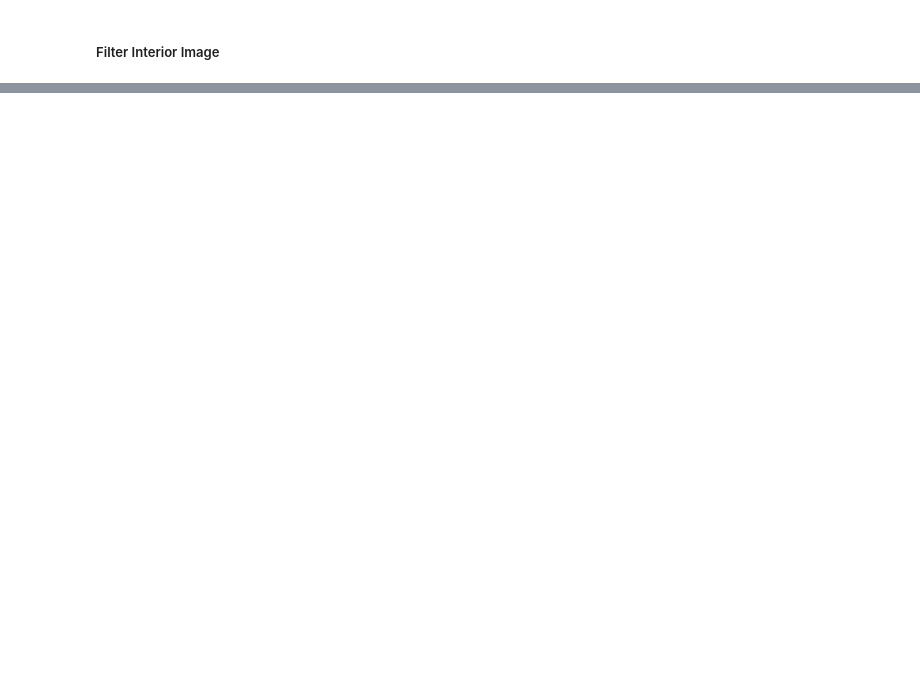
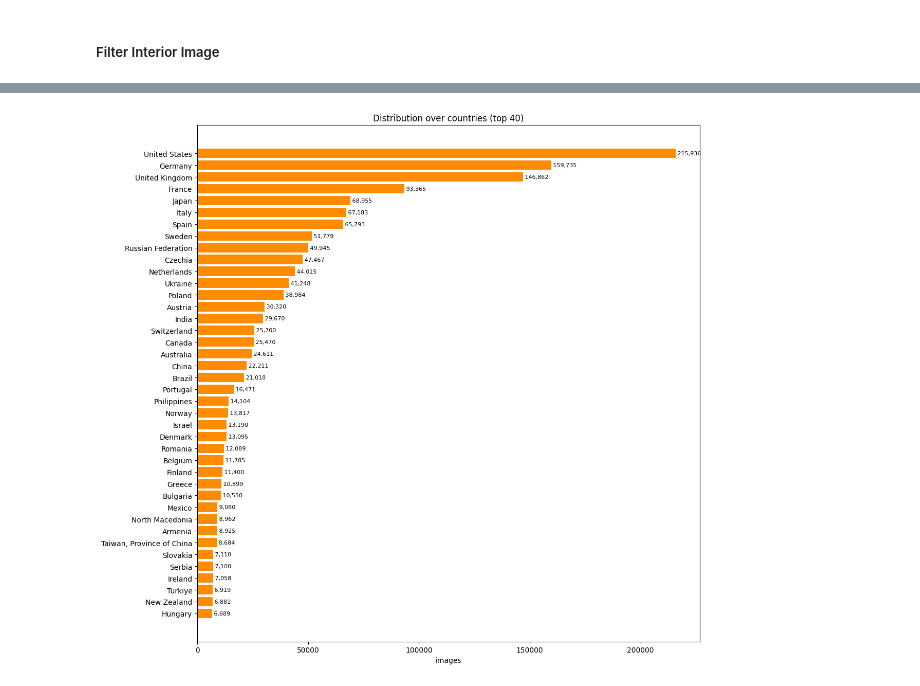
Before and after one commit to fhrzn/geocir, a Jupyter notebook: notebooks/wikidata.ipynb, the cells around one changed output, grey strips where cells are left out. Cells and saved outputs as stored; diff of their text form; code cells hidden in the pictures; blank space fills up the shorter version.

```diff
--- a/notebooks/wikidata.ipynb
+++ b/notebooks/wikidata.ipynb
@@ -1527,0 +823,27 @@ shape: (240, 8)
+# %%
+# 2. Distribution of data over countries
+country_dist = (
+    eda_geo.group_by("country")
+    .agg(pl.len().alias("n"))
+    .sort("n", descending=True)
+    .with_columns(
+        (pl.col("n") / pl.col("n").sum()).alias("pct"),
+        (pl.col("n").cum_sum() / pl.col("n").sum()).alias("cum_pct"),
+    )
+)
+
+# with pl.Config(tbl_rows=-1):
+#     print(country_dist)
+
+topk = country_dist.head(40)
+fig, ax = plt.subplots(figsize=(12, 11))
+ax.barh(topk["country"], topk["n"], color="darkorange")
+ax.invert_yaxis()
+ax.set_xlabel("images")
+ax.set_title("Distribution over countries (top 40)")
+for y, v in enumerate(topk["n"]):
+    ax.text(v, y, f" {v:,}", va="center", fontsize=8)
+plt.tight_layout()
+plt.show()
+# %% [output]
+[figure, added]
```
Also changed, not shown: parts of 78 cells of this notebook.
